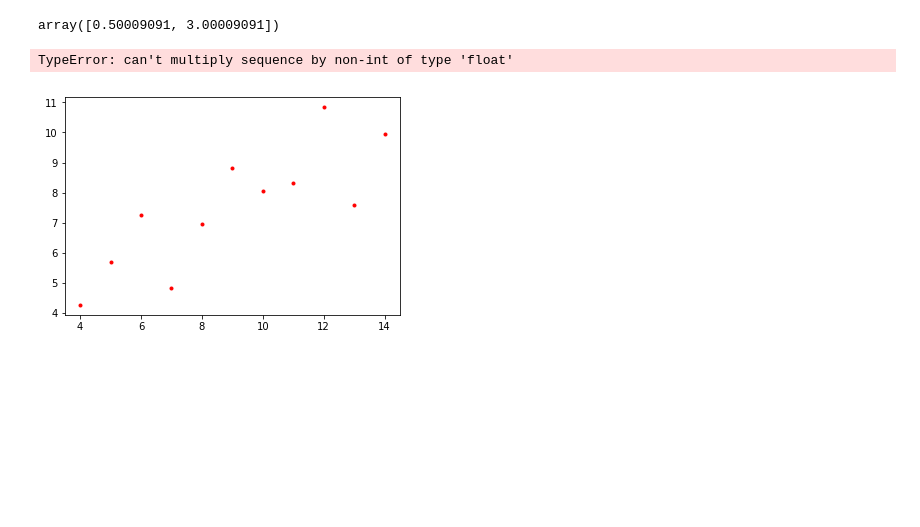
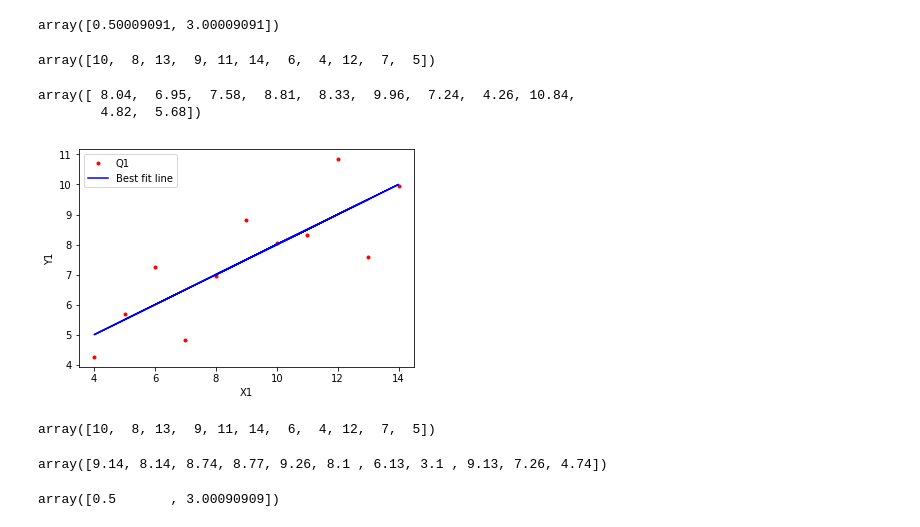
Before and after one commit to jruther/Assign_Repo_for_Funda_DA, a Jupyter notebook: Anscombe's_Quartet_Analysis .ipynb, the cells around one changed output. Saved outputs shown, nothing was run; the diff lists cells and outputs as text; code cells hidden in the pictures; blank space fills up the shorter version.

Commit message:
plots of Q1 & Q2 added

```diff
--- a/Anscombe's_Quartet_Analysis .ipynb
+++ b/Anscombe's_Quartet_Analysis .ipynb
@@ -68,7 +86,22 @@ c = 3.00009091
+# %%
+#Ployfit can't work with non-integer type of lists, so we change our list to an array as follows;
+X1 = np.asarray(X1)
+X1
+# %% [output]
+array([10,  8, 13,  9, 11, 14,  6,  4, 12,  7,  5])
+# %%
+Y1 = np.asarray(Y1)
+Y1
+# %% [output]
+array([ 8.04,  6.95,  7.58,  8.81,  8.33,  9.96,  7.24,  4.26, 10.84,
+        4.82,  5.68])
 # %%
-#Plot the best fit line
-plt.plot(X1,Y1,'r.',label='1st DS')
+#Plot the best fit line and label the graphic with axes labels and a legend
+plt.plot(X1,Y1,'r.',label='Q1')
 plt.plot(X1,m*X1+c, 'b-', label = 'Best fit line')
+plt.xlabel('X1')
+plt.ylabel('Y1')
+plt.legend()
+plt.show()
 # %% [output]
-TypeError: can't multiply sequence by non-int of type 'float'
-[figure, old version]
+[figure, new version]
@@ -85,0 +108,20 @@ plt.show
+# %%
+#Now let us look at the 2nd Quartet or Q2 using the workflow from above
+#This time we will jump to an array format a little sooner (as we know a little more about polyfit)
+X2 = df.iloc[0:10,2:3]
+X2 = df["X2"].tolist()
+X2 = np.asarray(X2)
+X2
+# %% [output]
+array([10,  8, 13,  9, 11, 14,  6,  4, 12,  7,  5])
+# %%
+Y2 = df.iloc[0:10,3:4]
+Y2 = df['Y2'].tolist()
+Y2 = np.asarray(Y2)
+Y2
+# %% [output]
+array([9.14, 8.14, 8.74, 8.77, 9.26, 8.1 , 6.13, 3.1 , 9.13, 7.26, 4.74])
+# %%
+np.polyfit(X2,Y2,1)
+# %% [output]
+array([0.5       , 3.00090909])
```
Also changed, not shown: parts of 14 cells of this notebook, 1 other file.
